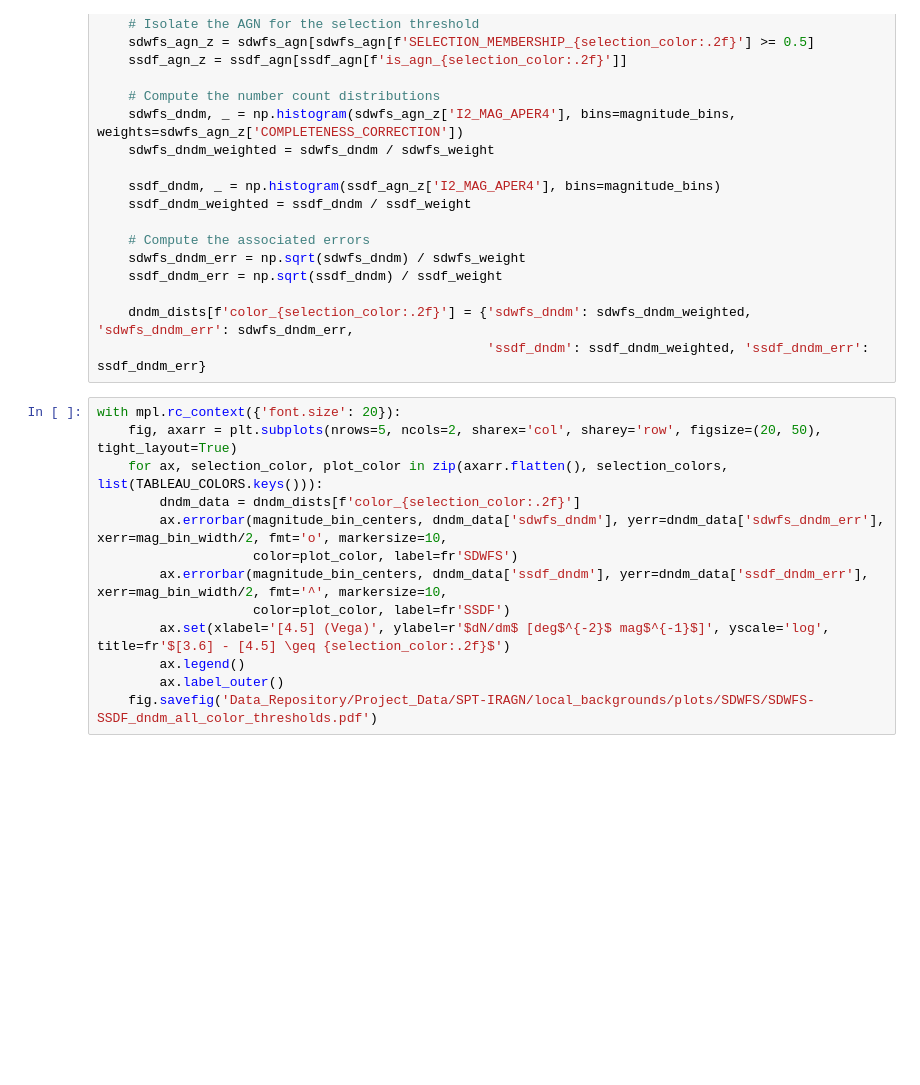
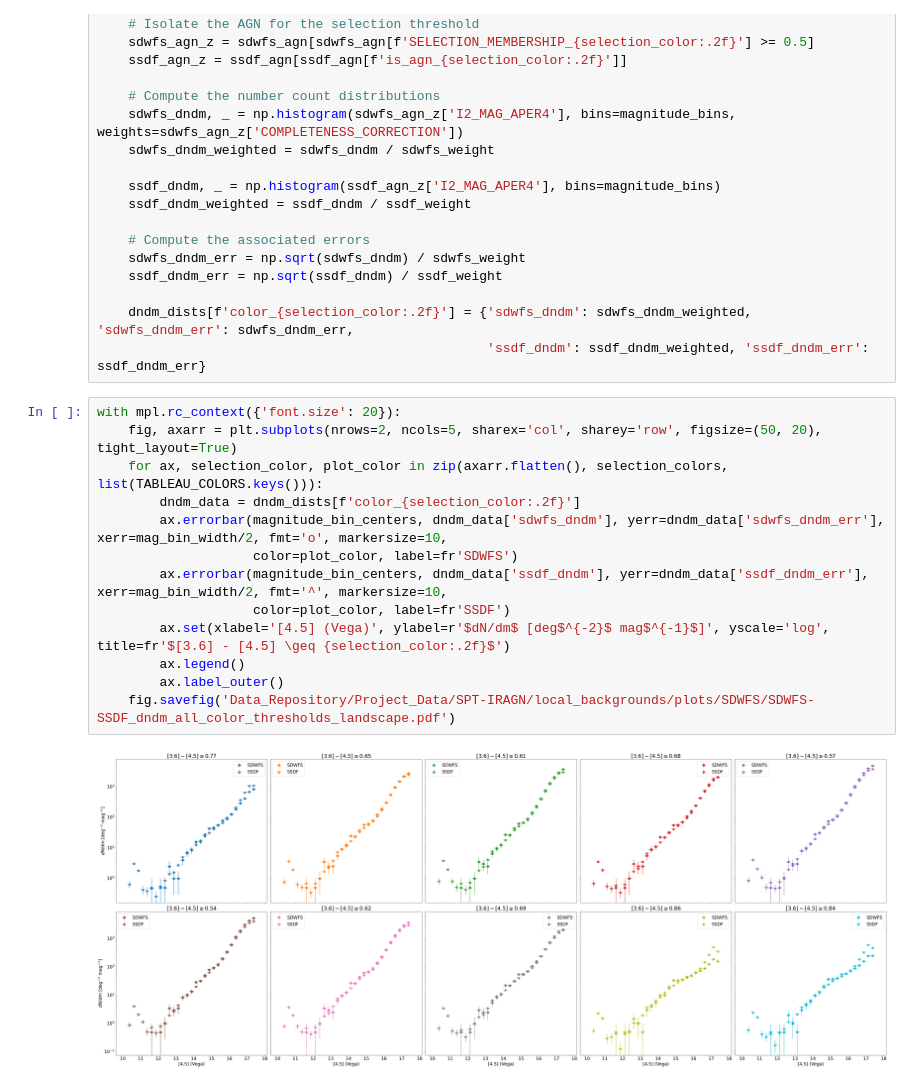
Before and after one commit to floydie7/SPT_AGN, a Jupyter notebook: SDWFS-SSDF_AGN_dNdm_comparison.ipynb, the cells around one changed output. Saved outputs shown, nothing was run; the diff lists cells and outputs as text; blank space fills up the shorter version.

```diff
--- a/SDWFS-SSDF_AGN_dNdm_comparison.ipynb
+++ b/SDWFS-SSDF_AGN_dNdm_comparison.ipynb
@@ -108,14 +108,16 @@ for selection_color in selection_colors:
                                                   'ssdf_dndm': ssdf_dndm_weighted, 'ssdf_dndm_err': ssdf_dndm_err}
 # %%
 with mpl.rc_context({'font.size': 20}):
-    fig, axarr = plt.subplots(nrows=5, ncols=2, sharex='col', sharey='row', figsize=(20, 50), tight_layout=True)
+    fig, axarr = plt.subplots(nrows=2, ncols=5, sharex='col', sharey='row', figsize=(50, 20), tight_layout=True)
     for ax, selection_color, plot_color in zip(axarr.flatten(), selection_colors, list(TABLEAU_COLORS.keys())):
         dndm_data = dndm_dists[f'color_{selection_color:.2f}']
         ax.errorbar(magnitude_bin_centers, dndm_data['sdwfs_dndm'], yerr=dndm_data['sdwfs_dndm_err'], xerr=mag_bin_width/2, fmt='o', markersize=10,
                     color=plot_color, label=fr'SDWFS')
         ax.errorbar(magnitude_bin_centers, dndm_data['ssdf_dndm'], yerr=dndm_data['ssdf_dndm_err'], xerr=mag_bin_width/2, fmt='^', markersize=10,
                     color=plot_color, label=fr'SSDF')
         ax.set(xlabel='[4.5] (Vega)', ylabel=r'$dN/dm$ [deg$^{-2}$ mag$^{-1}$]', yscale='log', title=fr'$[3.6] - [4.5] \geq {selection_color:.2f}$')
         ax.legend()
         ax.label_outer()
-    fig.savefig('Data_Repository/Project_Data/SPT-IRAGN/local_backgrounds/plots/SDWFS/SDWFS-SSDF_dndm_all_color_thresholds.pdf')
+    fig.savefig('Data_Repository/Project_Data/SPT-IRAGN/local_backgrounds/plots/SDWFS/SDWFS-SSDF_dndm_all_color_thresholds_landscape.pdf')
+# %% [output]
+[figure, added]
```
Also changed, not shown: 5 other files.
